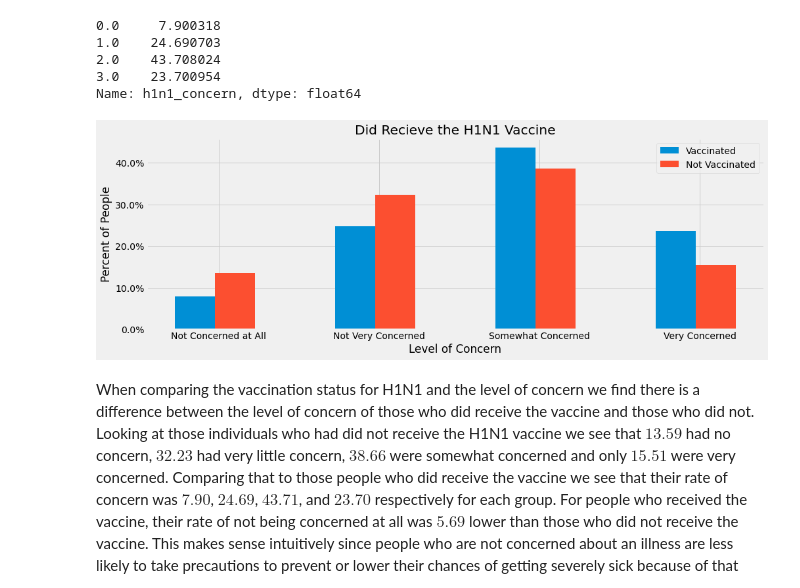
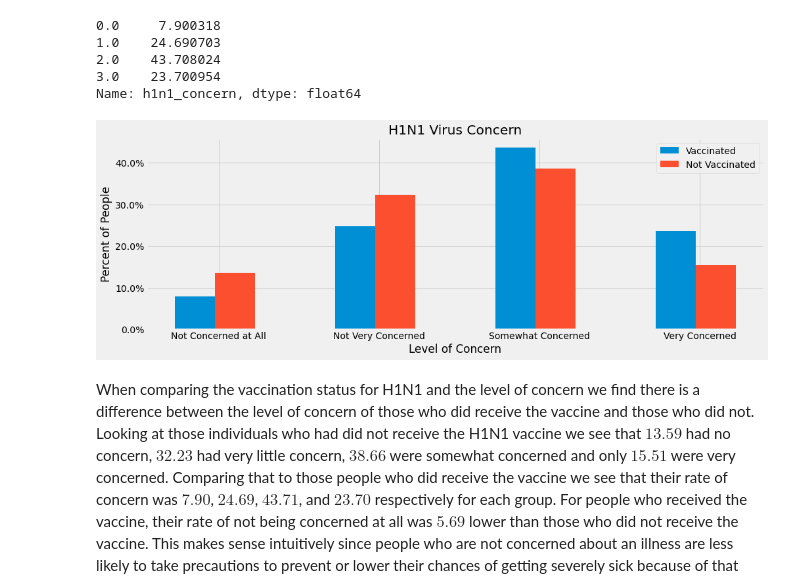
Before and after one commit to mankah/Capstone, a Jupyter notebook: H1N1_analysis_models/00_H1N1_Analysis.ipynb, the cells around one changed output. Drawn from its saved outputs; the diff is of its cells as text; code cells hidden in the pictures.

Commit message:
readme and images

```diff
--- a/H1N1_analysis_models/00_H1N1_Analysis.ipynb
+++ b/H1N1_analysis_models/00_H1N1_Analysis.ipynb
@@ -250,17 +250,17 @@ Name: h1n1_concern, dtype: float64
 # %%
 fig, ax = plt.subplots(figsize=(15, 5))
 
 x = ['Not Concerned at All', 'Not Very Concerned',
      'Somewhat Concerned', 'Very Concerned']
 width = 0.25
 plt.bar(yes_vaccine.index, yes_vaccine.values, width= width, label = 'Vaccinated')
 plt.bar(no_vaccine.index + width, no_vaccine.values, width=width, label = 'Not Vaccinated')
-plt.title('Did Recieve the H1N1 Vaccine')
+plt.title('H1N1 Virus Concern')
 plt.ylabel('Percent of People')
 plt.xlabel('Level of Concern')
 plt.legend()
 ax.yaxis.set_major_formatter(mtick.PercentFormatter(1.0))
 plt.xticks(ticks=no_vaccine.index + width-.10, labels=x);
 # %% [output]
-[figure, old version]
+[figure, new version]
 # %% [markdown]
```
Also changed, not shown: parts of 2 cells of this notebook, 3 other files.
